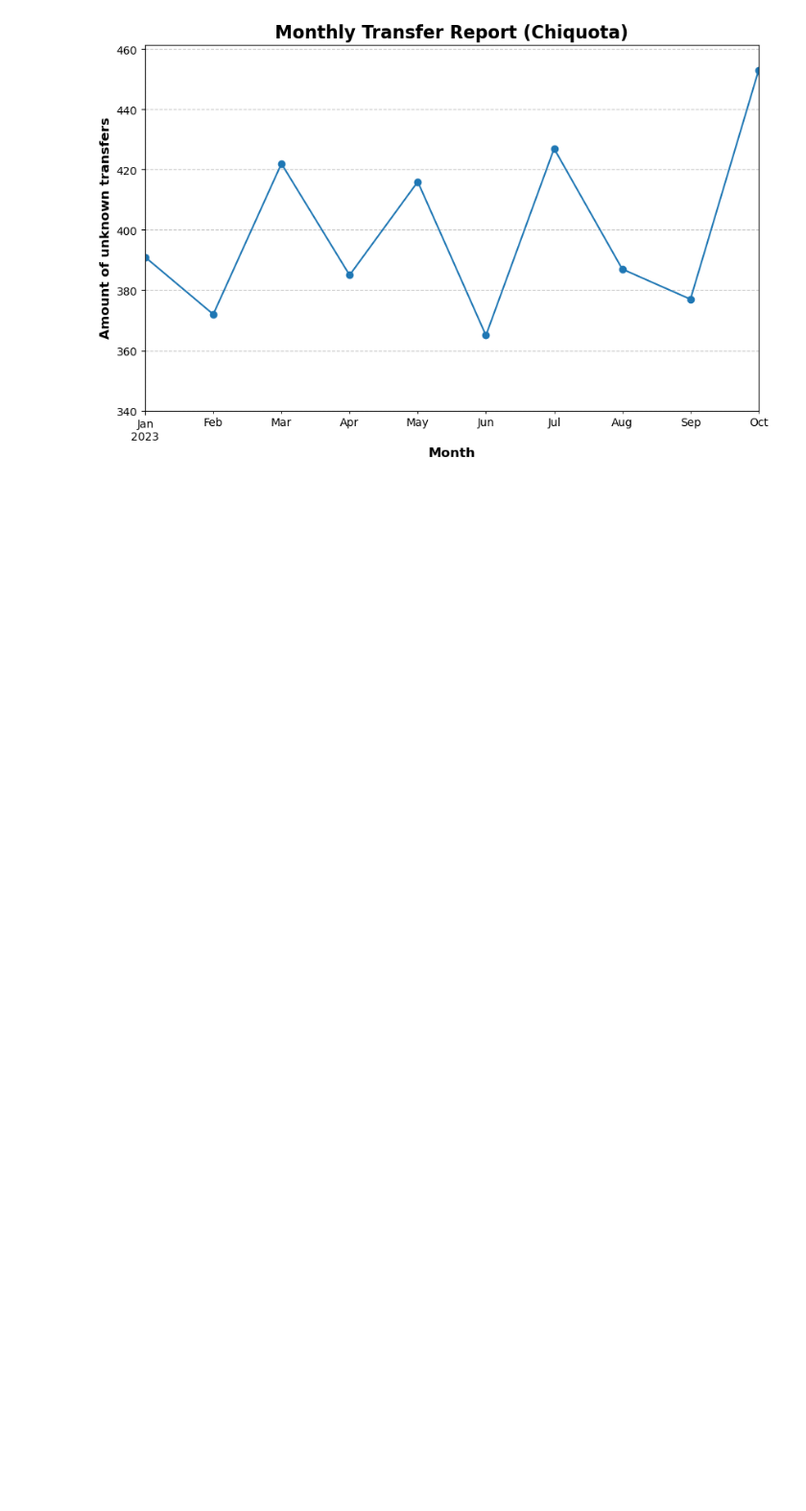
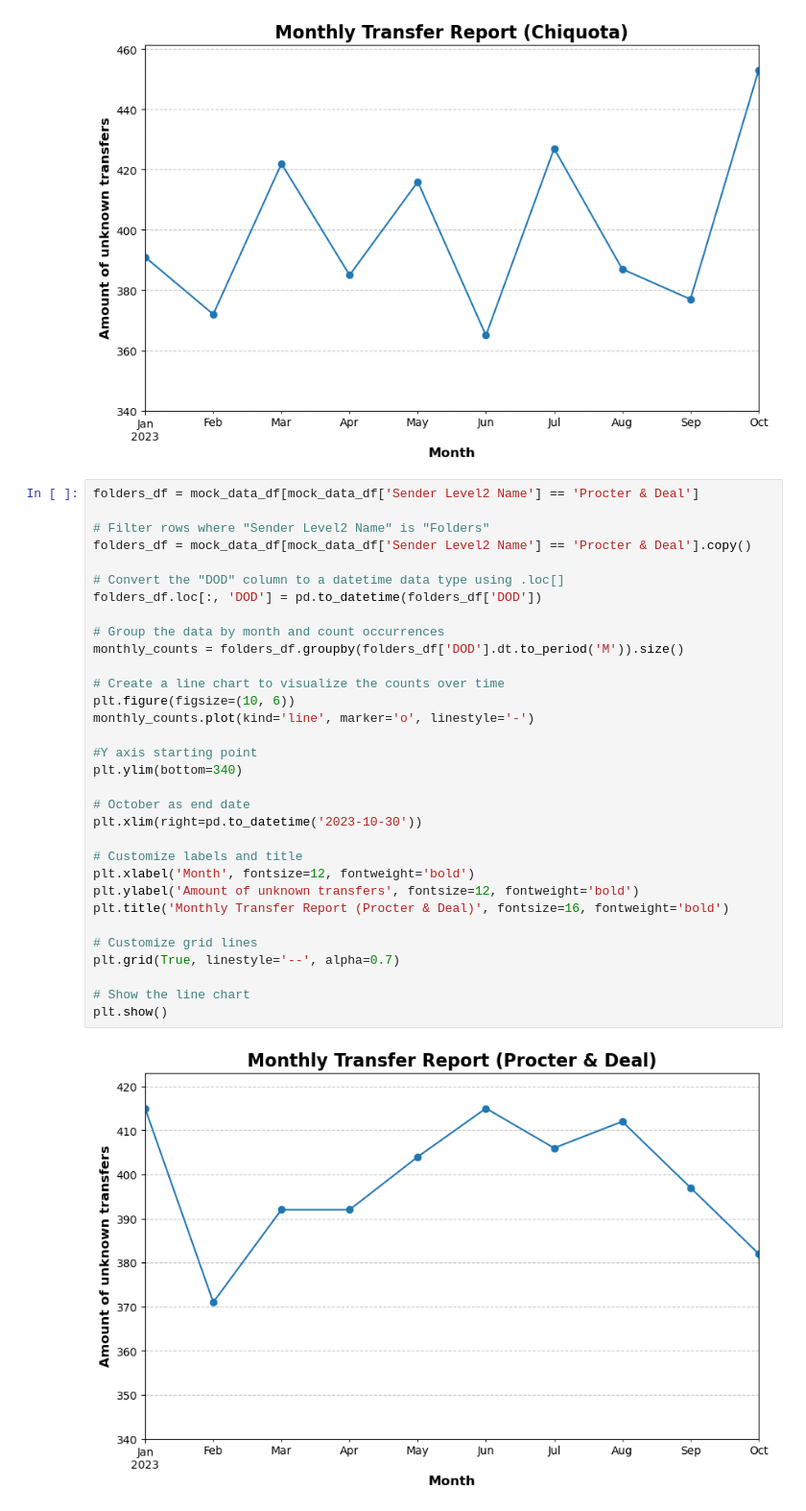
Before and after one commit to anrobertson/Python_Project, a Jupyter notebook: Transfer_Data.ipynb, the cells around one changed output. Shown at 96% size. Saved outputs shown, nothing was run; the diff lists cells and outputs as text; blank space fills up the shorter version.

Commit message:
adding visuals

```diff
--- a/Transfer_Data.ipynb
+++ b/Transfer_Data.ipynb
@@ -131,3 +131,37 @@ plt.grid(True, linestyle='--', alpha=0.7)
 plt.show()
 # %% [output]
 [figure]
+# %%
+folders_df = mock_data_df[mock_data_df['Sender Level2 Name'] == 'Procter & Deal']
+
+# Filter rows where "Sender Level2 Name" is "Folders"
+folders_df = mock_data_df[mock_data_df['Sender Level2 Name'] == 'Procter & Deal'].copy()
+
+# Convert the "DOD" column to a datetime data type using .loc[]
+folders_df.loc[:, 'DOD'] = pd.to_datetime(folders_df['DOD'])
+
+# Group the data by month and count occurrences
+monthly_counts = folders_df.groupby(folders_df['DOD'].dt.to_period('M')).size()
+
+# Create a line chart to visualize the counts over time
+plt.figure(figsize=(10, 6))
+monthly_counts.plot(kind='line', marker='o', linestyle='-')
+
+#Y axis starting point
+plt.ylim(bottom=340)
+
+# October as end date
+plt.xlim(right=pd.to_datetime('2023-10-30'))
+
+# Customize labels and title
+plt.xlabel('Month', fontsize=12, fontweight='bold')
+plt.ylabel('Amount of unknown transfers', fontsize=12, fontweight='bold')
+plt.title('Monthly Transfer Report (Procter & Deal)', fontsize=16, fontweight='bold')
+
+# Customize grid lines
+plt.grid(True, linestyle='--', alpha=0.7)
+
+# Show the line chart
+plt.show()
+# %% [output]
+[figure, added]
```
Also changed, not shown: parts of 2 cells of this notebook, 4 other files.
